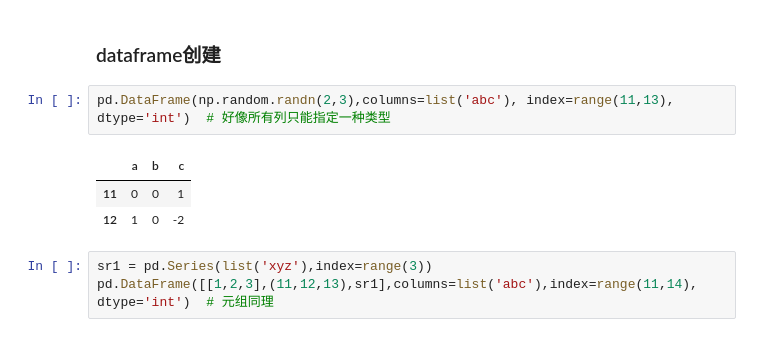
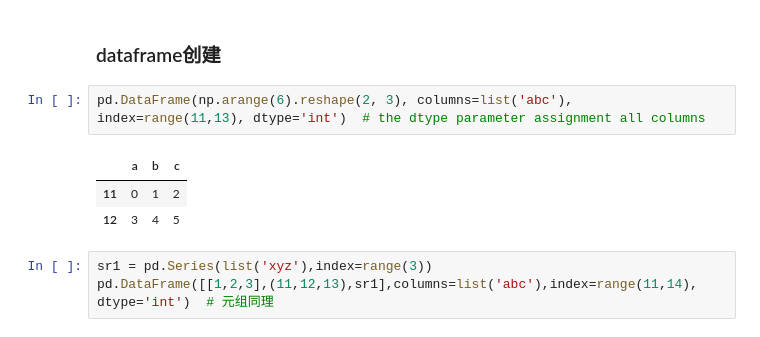
Before and after one commit to liuyuediyu666/ipynb, a Jupyter notebook: pandas.ipynb, the cells around one changed output. Cells and saved outputs as stored; diff of their text form.

```diff
--- a/pandas.ipynb
+++ b/pandas.ipynb
@@ -16,11 +19,11 @@ pd.read_csv读取数据时默认header=0，也就是原始数据第一行（通
 # %% [markdown]
 ### dataframe创建
 # %%
-pd.DataFrame(np.random.randn(2,3),columns=list('abc'), index=range(11,13), dtype='int')  # 好像所有列只能指定一种类型
+pd.DataFrame(np.arange(6).reshape(2, 3), columns=list('abc'), index=range(11,13), dtype='int')  # the dtype parameter assignment all columns
 # %% [output]
 |  | a | b | c |
-| 11 | 0 | 0 | 1 |
-| 12 | 1 | 0 | -2 |
+| 11 | 0 | 1 | 2 |
+| 12 | 3 | 4 | 5 |
 # %%
 sr1 = pd.Series(list('xyz'),index=range(3))
 pd.DataFrame([[1,2,3],(11,12,13),sr1],columns=list('abc'),index=range(11,14), dtype='int')  # 元组同理
```
Also changed, not shown: parts of 109 cells of this notebook.
